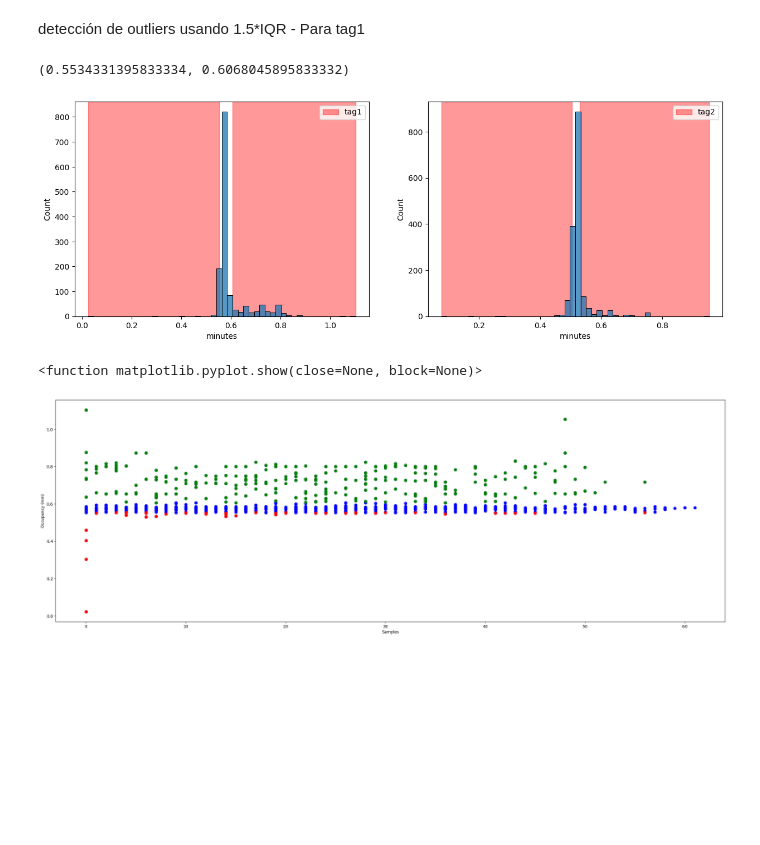
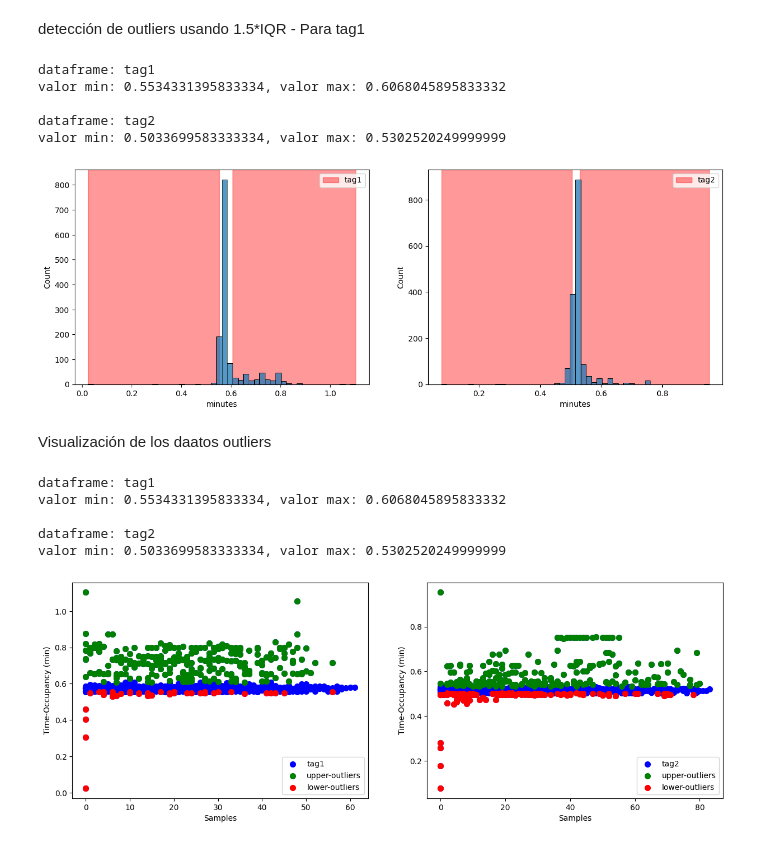
Before and after one commit to darwin1k/metroOccupancy, a Jupyter notebook: EDAcomplete.ipynb, the cells around one changed output. Drawn from its saved outputs; the diff is of its cells as text; code cells hidden in the pictures; blank space fills up the shorter version.

```diff
--- a/EDAcomplete.ipynb
+++ b/EDAcomplete.ipynb
@@ -220,7 +237,7 @@ import numpy as np
 # se carga solo datos del tag 1
 
 
-def calculoCuantil(df,columna):
+def calculoCuantil(df,columna, ntag):
 
     # cuantil 0.75 y 0.25
     q75, q25 = np.quantile(df[columna],0.75), np.quantile(df[columna],0.25)
@@ -237,51 +254,28 @@ def calculoCuantil(df,columna):
     df2=df[df['minutes']<nivel_bajo]
 
     #se muestran los niveles min y max
-    print(f'valor min: {nivel_bajo} \nvalor max: {nivel_alto}')
+    print(f'\ndataframe: {ntag}')
+    print(f'valor min: {nivel_bajo}, valor max: {nivel_alto}')
 
     return [nivel_bajo, nivel_alto, df1, df2]
-# %% [output]
-(0.5534331395833334, 0.6068045895833332)
 # %%
 # lista de dataFrames a graficar
 lista_datos = [data1, data2]
 tags = ['tag1', 'tag2']
 
-subplot_pos = 0
+
 fig, axes = plt.subplots(1, 2, figsize=(15,5))
 
 for ax, datos, xtag in zip(axes, lista_datos, tags):
-    niveles_quantles = calculoCuantil(datos,'minutes')
+    niveles_quantles = calculoCuantil(datos,'minutes',xtag)
     ax.axvspan(xmin = niveles_quantles[0],xmax= datos.minutes.min(),alpha=0.4, color='red')
     ax.axvspan(xmin = niveles_quantles[1],xmax= datos.minutes.max(),alpha=0.4, color='red')
     sns.histplot(datos.minutes, bins= 50, kde=False, ax=ax)
     ax.legend([xtag], loc="upper right")
 # %% [output]
+dataframe: tag1
+valor min: 0.5534331395833334, valor max: 0.6068045895833332
+
+dataframe: tag2
+valor min: 0.5033699583333334, valor max: 0.5302520249999999
 [figure]
-# %%
-# plot
-data = result[result['tagCdv'] == 'cdv1']
-
-#
-x1=df1.index
-x2=df2.index
-x=data.index
-
-#
-y=data['minutes']
-y1 = df1.minutes
-y2 = df2.minutes
-
-#figsize=(30,10)
-fig, ax = plt.subplots(figsize=(30,10))
-ax.scatter(x, y, linewidth=2.0, color='blue')
-ax.scatter(x1, y1, linewidth=2.0, color='green')
-ax.scatter(x2, y2, linewidth=2.0, color='red')
-
-
-plt.xlabel('Samples')
-plt.ylabel('Occupancy (min)')
-plt.show
-# %% [output]
-<function matplotlib.pyplot.show(close=None, block=None)>
-[figure, removed]
@@ -295,0 +282,28 @@ y_pred = clf.fit_predict(X)
+# %% [markdown]
+Visualización de los daatos outliers
+# %%
+# lista de dataFrames a graficar
+lista_datos = [data1, data2]
+tags = ['tag1', 'tag2']
+columna ='minutes'
+
+# se configura los subplots
+fig, axes = plt.subplots(1, 2, figsize=(15,5))
+
+# se ejecuta para cada dato de la lista de datos
+
+for ax, datos, xtag in zip(axes, lista_datos, tags):
+
+    quantiles = calculoCuantil(datos,columna,xtag)
+    ax.scatter(datos.index, datos[columna], linewidth=2.0, color='blue')
+    ax.scatter(quantiles[2].index , quantiles[2].minutes, linewidth=2.0, color='green')
+    ax.scatter(quantiles[3].index, quantiles[3].minutes, linewidth=2.0, color='red')
+    ax.set(xlabel='Samples', ylabel='Time-Occupancy (min)')
+    ax.legend([xtag,'upper-outliers','lower-outliers'], loc="lower right")
+# %% [output]
+dataframe: tag1
+valor min: 0.5534331395833334, valor max: 0.6068045895833332
+
+dataframe: tag2
+valor min: 0.5033699583333334, valor max: 0.5302520249999999
+[figure, added]
```
Also changed, not shown: parts of 16 cells of this notebook.
